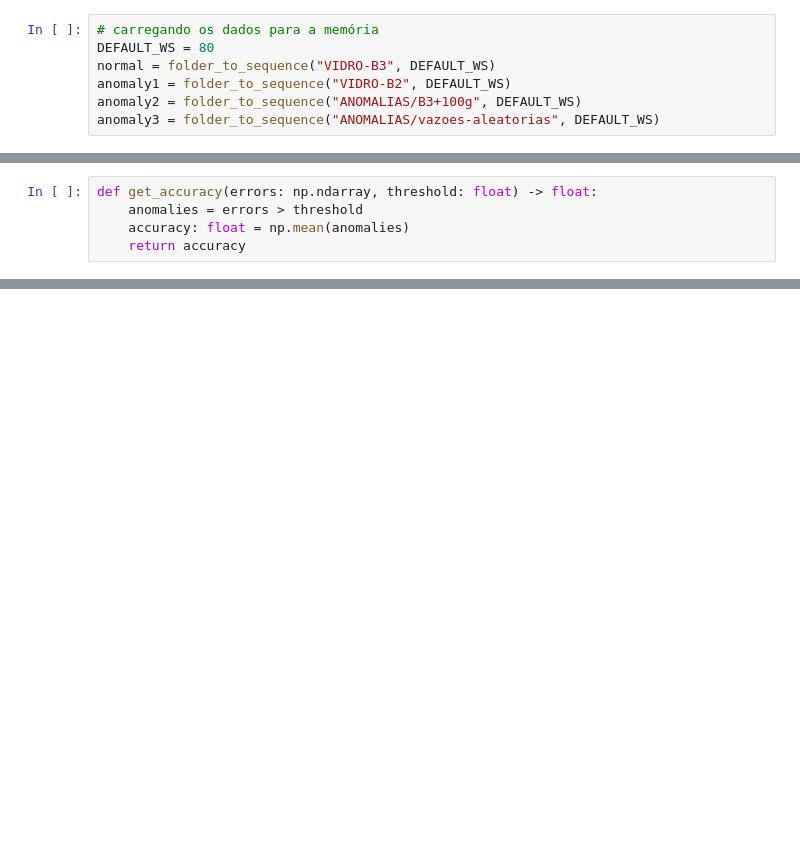
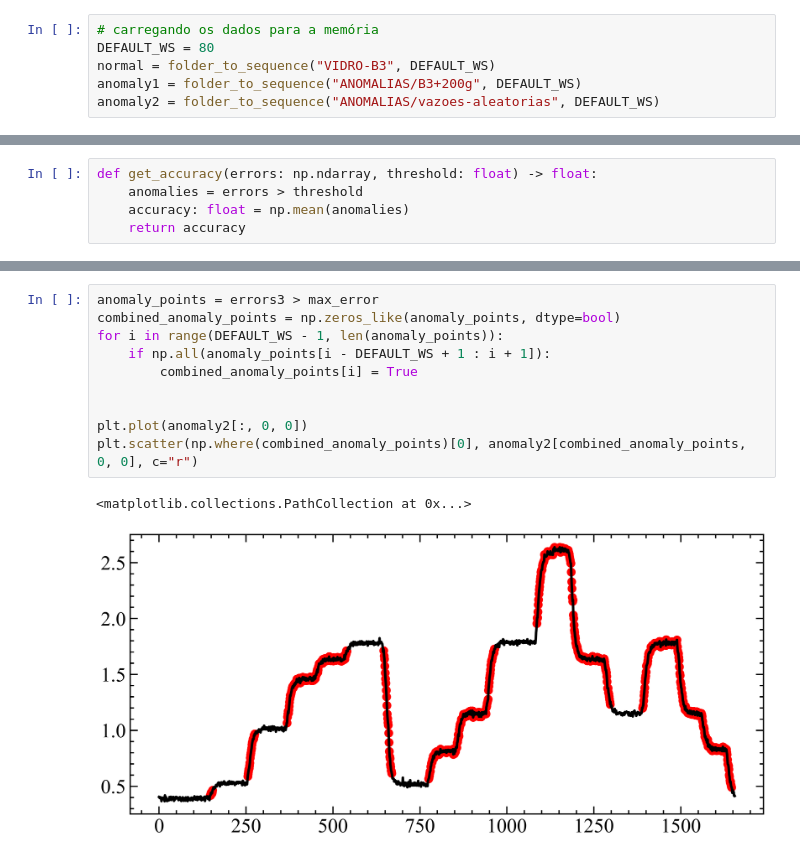
Before and after one commit to ViniMelloeMuller/fluidization-AE, a Jupyter notebook: anomalies.ipynb, the cells around one changed output, grey strips where cells are left out. Drawn from its saved outputs; the diff is of its cells as text; blank space fills up the shorter version.

Commit message:
Resultados ruins ainda, mas da pra ver as anomalias no transiente

```diff
--- a/anomalies.ipynb
+++ b/anomalies.ipynb
@@ -19,9 +19,8 @@ plt.rcParams["figure.figsize"] = (9, 4)
 # carregando os dados para a memória
 DEFAULT_WS = 80
 normal = folder_to_sequence("VIDRO-B3", DEFAULT_WS)
-anomaly1 = folder_to_sequence("VIDRO-B2", DEFAULT_WS)
-anomaly2 = folder_to_sequence("ANOMALIAS/B3+100g", DEFAULT_WS)
-anomaly3 = folder_to_sequence("ANOMALIAS/vazoes-aleatorias", DEFAULT_WS)
+anomaly1 = folder_to_sequence("ANOMALIAS/B3+200g", DEFAULT_WS)
+anomaly2 = folder_to_sequence("ANOMALIAS/vazoes-aleatorias", DEFAULT_WS)
 # %%
 scaler = MinMaxScaler_AE()
 scaler.fit(normal)
@@ -84,0 +68,13 @@ ax4.legend(title=f"Acurácia: {get_accuracy(errors4, max_error) * 100:.2f}%")
+# %%
+anomaly_points = errors3 > max_error
+combined_anomaly_points = np.zeros_like(anomaly_points, dtype=bool)
+for i in range(DEFAULT_WS - 1, len(anomaly_points)):
+    if np.all(anomaly_points[i - DEFAULT_WS + 1 : i + 1]):
+        combined_anomaly_points[i] = True
+
+
+plt.plot(anomaly2[:, 0, 0])
+plt.scatter(np.where(combined_anomaly_points)[0], anomaly2[combined_anomaly_points, 0, 0], c="r")
+# %% [output]
+<matplotlib.collections.PathCollection at 0x...>
+[figure, added]
```
Also changed, not shown: parts of 4 cells of this notebook, 1 other file.
